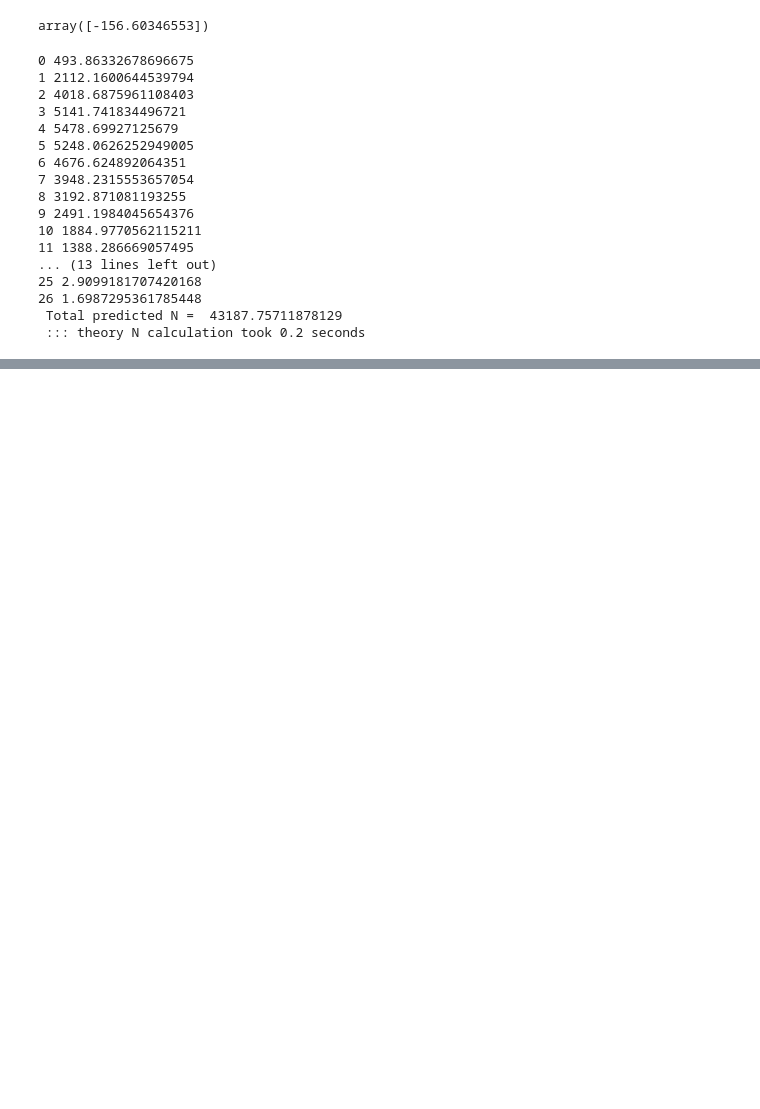
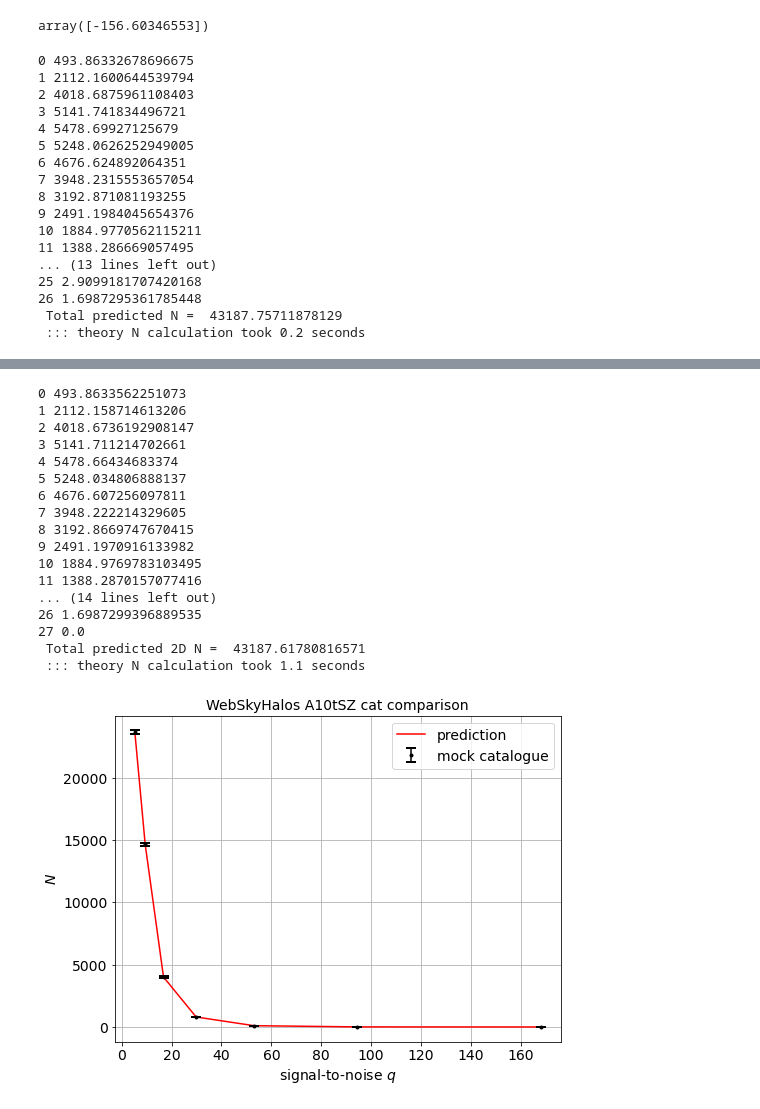
Before and after one commit to simonsobs/SOLikeT, a Jupyter notebook: soliket/binned_clusters/notebooks/Nz_test.ipynb, the cells around one changed output, grey strips where cells are left out. Saved outputs shown, nothing was run; the diff lists cells and outputs as text; code cells hidden in the pictures; blank space fills up the shorter version.

```diff
--- a/soliket/binned_clusters/notebooks/Nz_test.ipynb
+++ b/soliket/binned_clusters/notebooks/Nz_test.ipynb
@@ -104,0 +106,22 @@ plt.grid()
+# %%
+# 2D N calculation
+
+info = {
+    'params': params,
+    'likelihood': {'soliket.BinnedClusterLikelihood': {
+        'single_tile_test': "no",
+        'choose_dim': "2D", # change option here
+        'Q_optimise': "yes",
+        'stop_at_error': True,
+        'data_path': "/Users/eunseonglee/SOLikeT/soliket/binned_clusters/data/so/",
+        'cat_file': "MFMF_WebSkyHalos_A10tSZ_3freq_tiles/MFMF_WebSkyHalos_A10tSZ_3freq_tiles_mass.fits",
+        'Q_file': "MFMF_WebSkyHalos_A10tSZ_3freq_tiles/selFn/quick_theta_Q.npz",
+        'tile_file': "MFMF_WebSkyHalos_A10tSZ_3freq_tiles/selFn/tileAreas.txt",
+        'rms_file': "MFMF_WebSkyHalos_A10tSZ_3freq_tiles/selFn/downsampled.txt"}},
+    'theory': {'camb': {'extra_args': {'num_massive_neutrinos': 0}}}
+}
+
+# initialisation
+model = get_model(info)
+like = model.likelihood['soliket.BinnedClusterLikelihood']
+model.loglikes({})[0]
@@ -104,0 +147,39 @@ plt.grid()
+# %%
+Nzq = like._get_theory(pk_intp, **SZparams)
+z, q, catNzq = like.delN2Dcat
+
+Nq = np.zeros(len(q))
+catNq = np.zeros(len(q))
+for i in range(len(q)):
+   Nq[i] = Nzq[:,i].sum()
+   catNq[i] = catNzq[:,i].sum()
+
+plt.figure(figsize=(8,6))
+plt.plot(10**q, Nq, 'r-', label='prediction')
+plt.errorbar(10**q, Nq, yerr=np.sqrt(Nq), color='black', fmt='o', ms=3, capsize=5, capthick=2, ls='none', label='mock catalogue')
+plt.xlabel('signal-to-noise $q$', fontsize=14)
+plt.ylabel('$N$', fontsize=14)
+plt.title('WebSkyHalos A10tSZ cat comparison', fontsize=14)
+plt.xticks(fontsize=14)
+plt.yticks(fontsize=14)
+plt.legend(fontsize=14)
+plt.grid()
+# %% [output]
+0 493.8633562251073
+1 2112.158714613206
+2 4018.6736192908147
+3 5141.711214702661
+4 5478.66434683374
+5 5248.034806888137
+6 4676.607256097811
+7 3948.222214329605
+8 3192.8669747670415
+9 2491.1970916133982
+10 1884.9769783103495
+11 1388.2870157077416
+... (14 lines left out)
+26 1.6987299396889535
+27 0.0
+ Total predicted 2D N =  43187.61780816571
+ ::: theory N calculation took 1.1 seconds
+[figure, added]
```
Also changed, not shown: parts of 3 cells of this notebook, 1 other file.
